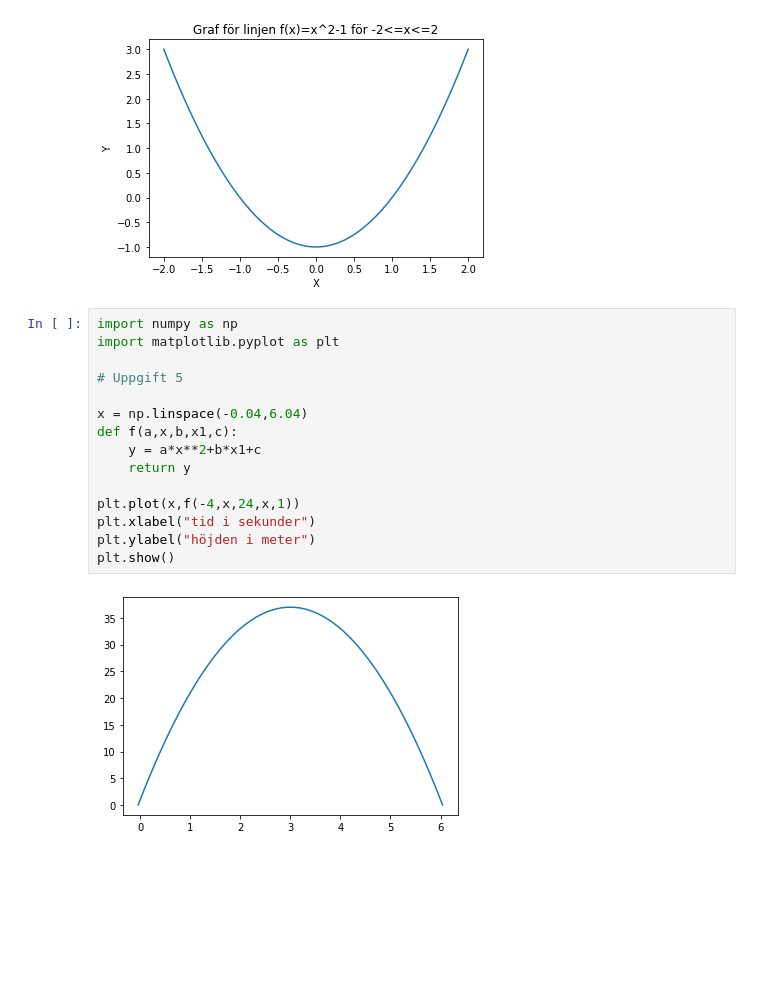
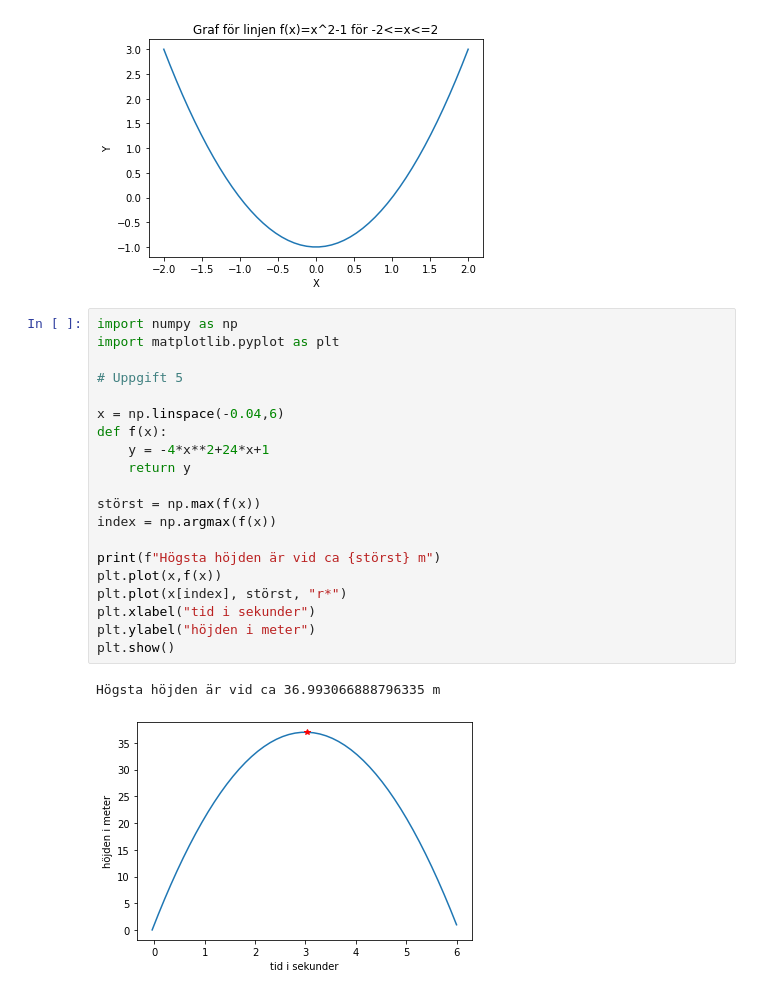
Before and after one commit to laullopes/Lauanda_Lopes_TE19C, a Jupyter notebook: Programmering i verkligheten/numpy_uppgifter.ipynb, the cells around one changed output. Drawn from its saved outputs; the diff is of its cells as text; blank space fills up the shorter version.

```diff
--- a/Programmering i verkligheten/numpy_uppgifter.ipynb
+++ b/Programmering i verkligheten/numpy_uppgifter.ipynb
@@ -69,17 +68,23 @@ plt.show()
 # %%
 import numpy as np
 import matplotlib.pyplot as plt
 
 # Uppgift 5
 
-x = np.linspace(-0.04,6.04)
-def f(a,x,b,x1,c):
-    y = a*x**2+b*x1+c
+x = np.linspace(-0.04,6)
+def f(x):
+    y = -4*x**2+24*x+1
     return y
 
-plt.plot(x,f(-4,x,24,x,1))
+störst = np.max(f(x))
+index = np.argmax(f(x))
+
+print(f"Högsta höjden är vid ca {störst} m")
+plt.plot(x,f(x))
+plt.plot(x[index], störst, "r*")
 plt.xlabel("tid i sekunder")
 plt.ylabel("höjden i meter")
 plt.show()
 # %% [output]
+Högsta höjden är vid ca 36.993066888796335 m
-[figure, old version]
+[figure, new version]
```
Also changed, not shown: parts of 1 cell of this notebook.
